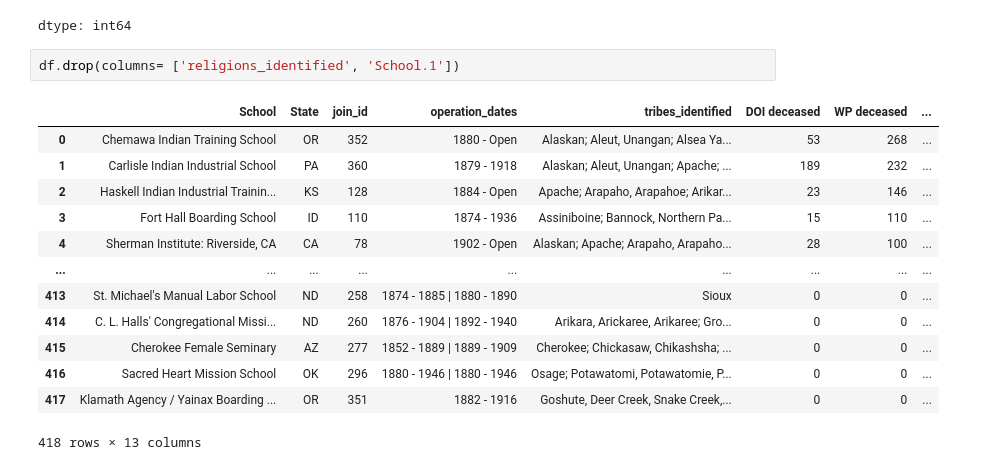
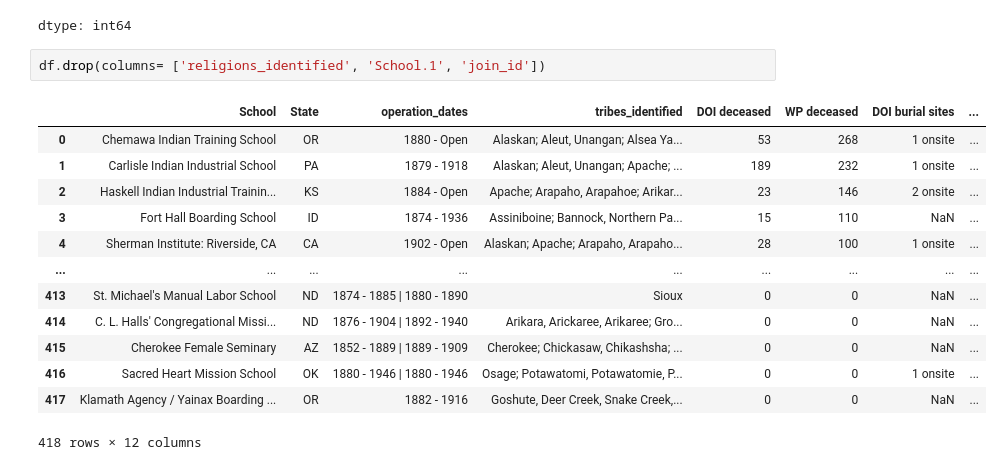
Before and after one commit to BillieBurden/digital-history-2026, a Jupyter notebook: Boarding_Cleanser_Script.ipynb, the cells around one changed output. Cells and saved outputs as stored; diff of their text form.

```diff
--- a/Boarding_Cleanser_Script.ipynb
+++ b/Boarding_Cleanser_Script.ipynb
@@ -38,18 +38,18 @@ df.isnull().sum()
 | Verified | 14 |
 dtype: int64
 # %%
-df.drop(columns= ['religions_identified', 'School.1'])
+df.drop(columns= ['religions_identified', 'School.1', 'join_id'])
 # %% [output]
-|  | School | State | join_id | operation_dates | tribes_identified | DOI deceased | WP deceased | ... |
-| 0 | Chemawa Indian Training School | OR | 352 | 1880 - Open | Alaskan; Aleut, Unangan; Alsea Ya... | 53 | 268 | ... |
-| 1 | Carlisle Indian Industrial School | PA | 360 | 1879 - 1918 | Alaskan; Aleut, Unangan; Apache; ... | 189 | 232 | ... |
-| 2 | Haskell Indian Industrial Trainin... | KS | 128 | 1884 - Open | Apache; Arapaho, Arapahoe; Arikar... | 23 | 146 | ... |
-| 3 | Fort Hall Boarding School | ID | 110 | 1874 - 1936 | Assiniboine; Bannock, Northern Pa... | 15 | 110 | ... |
-| 4 | Sherman Institute: Riverside, CA | CA | 78 | 1902 - Open | Alaskan; Apache; Arapaho, Arapaho... | 28 | 100 | ... |
+|  | School | State | operation_dates | tribes_identified | DOI deceased | WP deceased | DOI burial sites | ... |
+| 0 | Chemawa Indian Training School | OR | 1880 - Open | Alaskan; Aleut, Unangan; Alsea Ya... | 53 | 268 | 1 onsite | ... |
+| 1 | Carlisle Indian Industrial School | PA | 1879 - 1918 | Alaskan; Aleut, Unangan; Apache; ... | 189 | 232 | 1 onsite | ... |
+| 2 | Haskell Indian Industrial Trainin... | KS | 1884 - Open | Apache; Arapaho, Arapahoe; Arikar... | 23 | 146 | 2 onsite | ... |
+| 3 | Fort Hall Boarding School | ID | 1874 - 1936 | Assiniboine; Bannock, Northern Pa... | 15 | 110 | NaN | ... |
+| 4 | Sherman Institute: Riverside, CA | CA | 1902 - Open | Alaskan; Apache; Arapaho, Arapaho... | 28 | 100 | 1 onsite | ... |
 | ... | ... | ... | ... | ... | ... | ... | ... | ... |
-| 413 | St. Michael's Manual Labor School | ND | 258 | 1874 - 1885 | 1880 - 1890 | Sioux | 0 | 0 | ... |
-| 414 | C. L. Halls' Congregational Missi... | ND | 260 | 1876 - 1904 | 1892 - 1940 | Arikara, Arickaree, Arikaree; Gro... | 0 | 0 | ... |
-| 415 | Cherokee Female Seminary | AZ | 277 | 1852 - 1889 | 1889 - 1909 | Cherokee; Chickasaw, Chikashsha; ... | 0 | 0 | ... |
-| 416 | Sacred Heart Mission School | OK | 296 | 1880 - 1946 | 1880 - 1946 | Osage; Potawatomi, Potawatomie, P... | 0 | 0 | ... |
-| 417 | Klamath Agency / Yainax Boarding ... | OR | 351 | 1882 - 1916 | Goshute, Deer Creek, Snake Creek,... | 0 | 0 | ... |
+| 413 | St. Michael's Manual Labor School | ND | 1874 - 1885 | 1880 - 1890 | Sioux | 0 | 0 | NaN | ... |
+| 414 | C. L. Halls' Congregational Missi... | ND | 1876 - 1904 | 1892 - 1940 | Arikara, Arickaree, Arikaree; Gro... | 0 | 0 | NaN | ... |
+| 415 | Cherokee Female Seminary | AZ | 1852 - 1889 | 1889 - 1909 | Cherokee; Chickasaw, Chikashsha; ... | 0 | 0 | NaN | ... |
+| 416 | Sacred Heart Mission School | OK | 1880 - 1946 | 1880 - 1946 | Osage; Potawatomi, Potawatomie, P... | 0 | 0 | 1 onsite | ... |
+| 417 | Klamath Agency / Yainax Boarding ... | OR | 1882 - 1916 | Goshute, Deer Creek, Snake Creek,... | 0 | 0 | NaN | ... |
-418 rows × 13 columns
+418 rows × 12 columns
```
Also changed, not shown: parts of 1 cell of this notebook.
